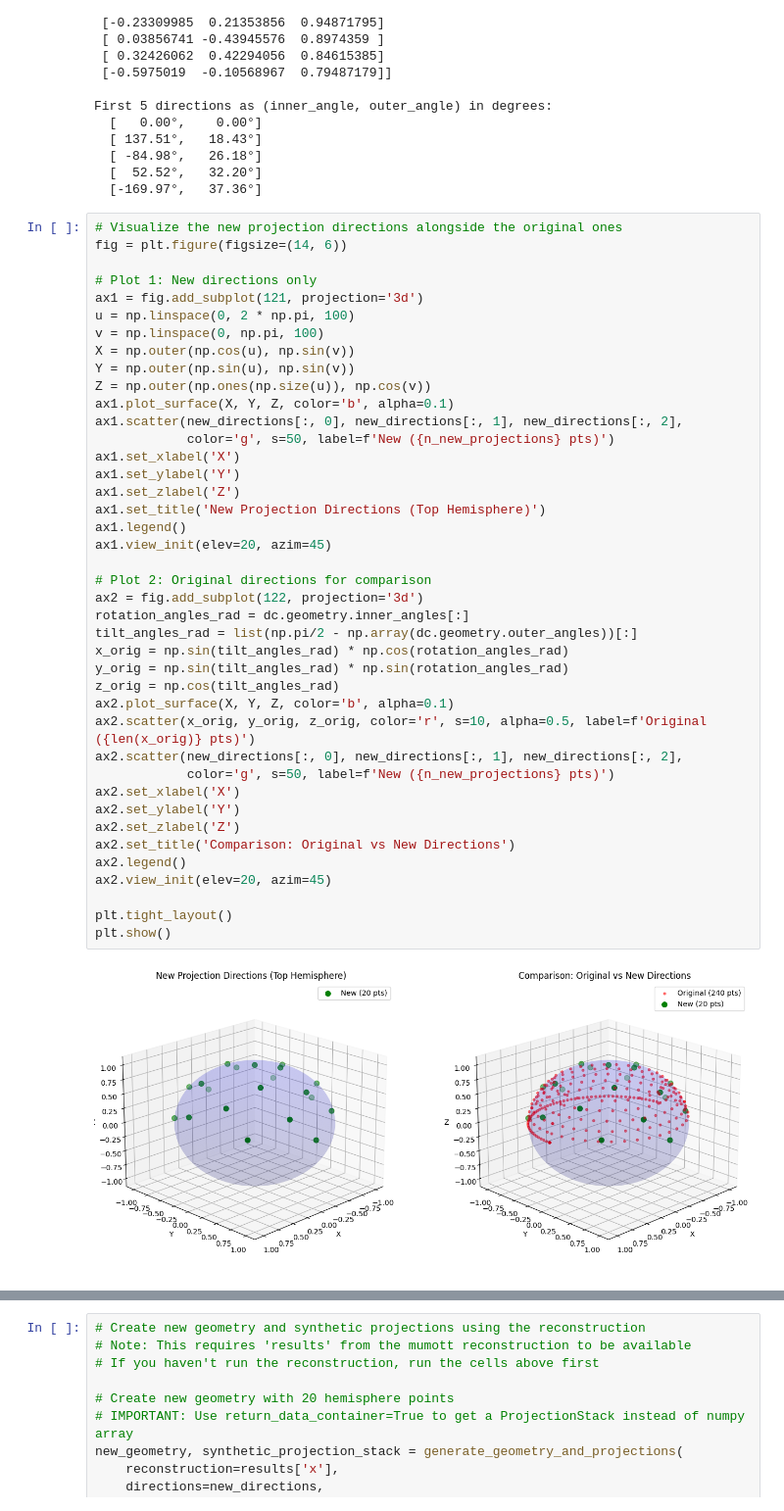
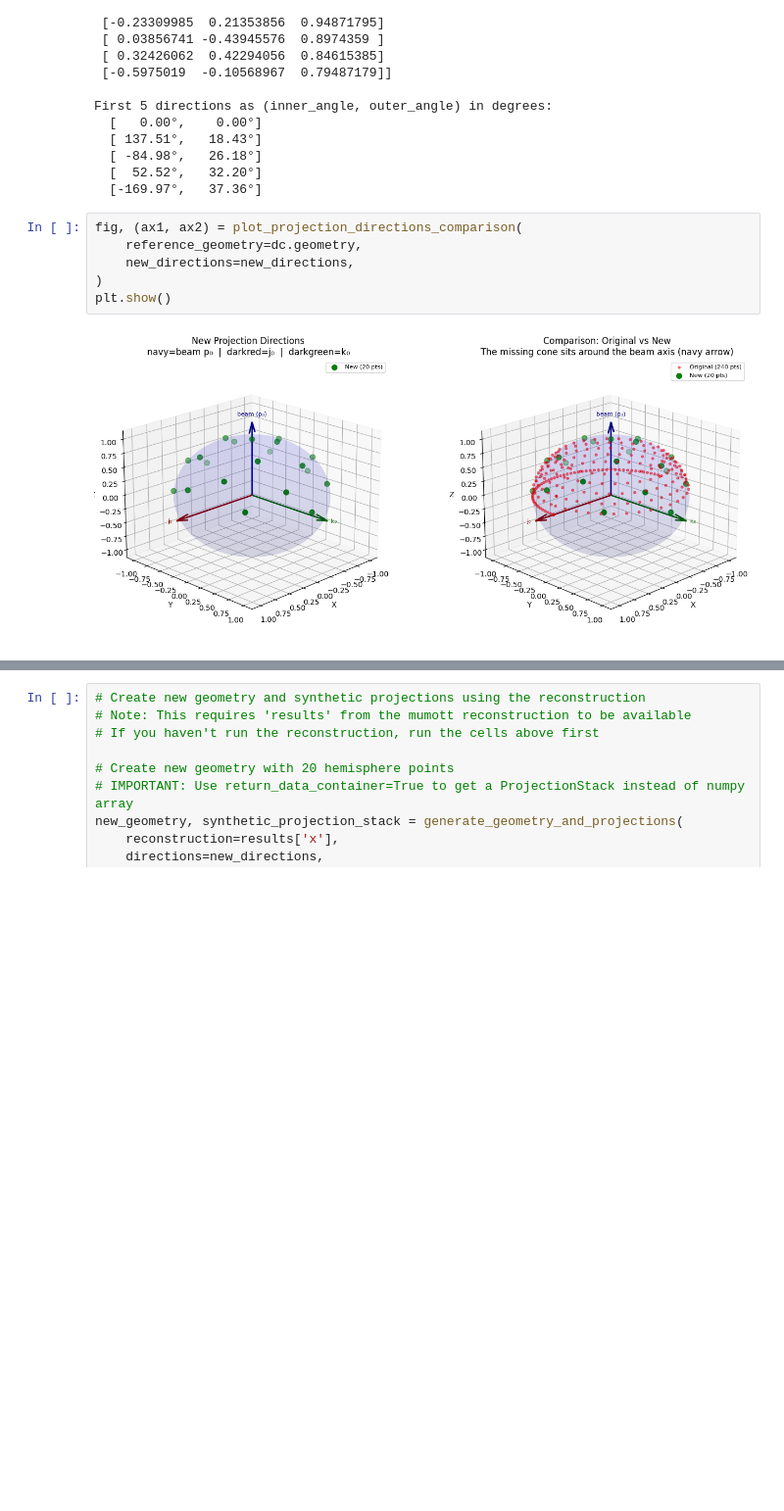
Before and after one commit to lfbarba/smartt, a Jupyter notebook: sici/sici_new_projections.ipynb, the cells around one changed output, grey strips where cells are left out. Shown at 98% size. Drawn from its saved outputs; the diff is of its cells as text; blank space fills up the shorter version.

```diff
--- a/sici/sici_new_projections.ipynb
+++ b/sici/sici_new_projections.ipynb
@@ -234,45 +257,10 @@ First 5 directions as (inner_angle, outer_angle) in degrees:
   [  52.52°,   32.20°]
   [-169.97°,   37.36°]
 # %%
-# Visualize the new projection directions alongside the original ones
-fig = plt.figure(figsize=(14, 6))
-
-# Plot 1: New directions only
-ax1 = fig.add_subplot(121, projection='3d')
-u = np.linspace(0, 2 * np.pi, 100)
-v = np.linspace(0, np.pi, 100)
-X = np.outer(np.cos(u), np.sin(v))
-Y = np.outer(np.sin(u), np.sin(v))
-Z = np.outer(np.ones(np.size(u)), np.cos(v))
-ax1.plot_surface(X, Y, Z, color='b', alpha=0.1)
-ax1.scatter(new_directions[:, 0], new_directions[:, 1], new_directions[:, 2],
-            color='g', s=50, label=f'New ({n_new_projections} pts)')
-ax1.set_xlabel('X')
-ax1.set_ylabel('Y')
-ax1.set_zlabel('Z')
-ax1.set_title('New Projection Directions (Top Hemisphere)')
-ax1.legend()
-ax1.view_init(elev=20, azim=45)
-
-# Plot 2: Original directions for comparison
-ax2 = fig.add_subplot(122, projection='3d')
-rotation_angles_rad = dc.geometry.inner_angles[:]
-tilt_angles_rad = list(np.pi/2 - np.array(dc.geometry.outer_angles))[:]
-x_orig = np.sin(tilt_angles_rad) * np.cos(rotation_angles_rad)
-y_orig = np.sin(tilt_angles_rad) * np.sin(rotation_angles_rad)
-z_orig = np.cos(tilt_angles_rad)
-ax2.plot_surface(X, Y, Z, color='b', alpha=0.1)
-ax2.scatter(x_orig, y_orig, z_orig, color='r', s=10, alpha=0.5, label=f'Original ({len(x_orig)} pts)')
-ax2.scatter(new_directions[:, 0], new_directions[:, 1], new_directions[:, 2],
-            color='g', s=50, label=f'New ({n_new_projections} pts)')
-ax2.set_xlabel('X')
-ax2.set_ylabel('Y')
-ax2.set_zlabel('Z')
-ax2.set_title('Comparison: Original vs New Directions')
-ax2.legend()
-ax2.view_init(elev=20, azim=45)
-
-plt.tight_layout()
+fig, (ax1, ax2) = plot_projection_directions_comparison(
+    reference_geometry=dc.geometry,
+    new_directions=new_directions,
+)
 plt.show()
 # %% [output]
-[figure, old version]
+[figure, new version]
```
Also changed, not shown: parts of 29 cells of this notebook, 8 other files.
